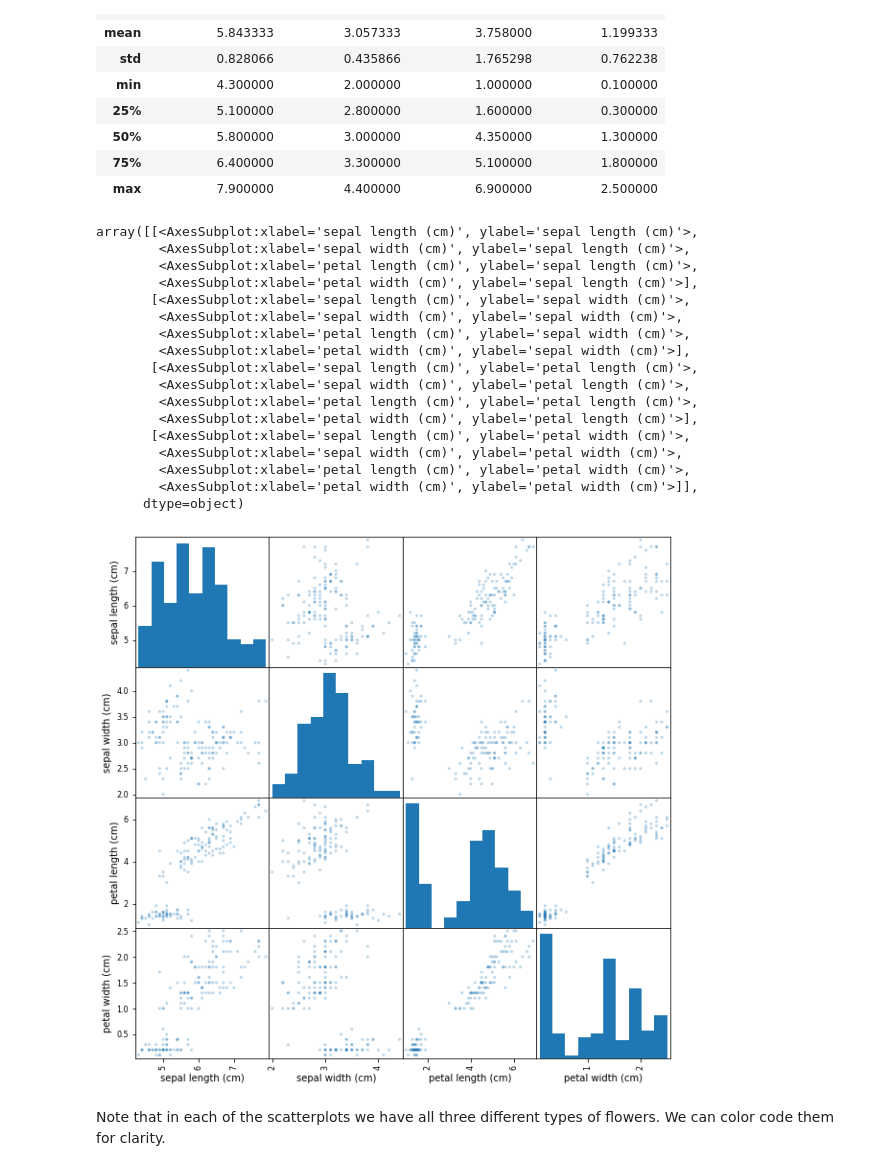
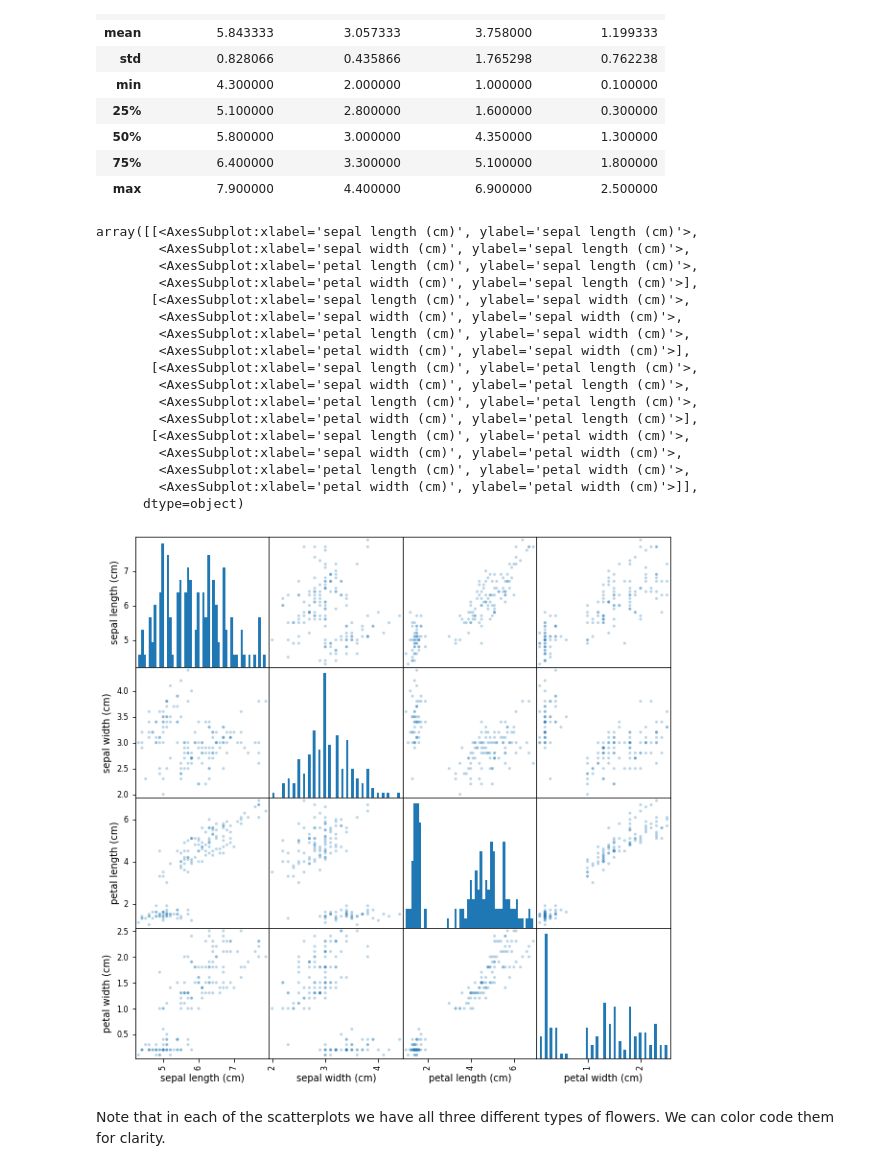
Before and after one commit to raghurama123/DataScience, a Jupyter notebook: notebooks/DS_03.ipynb, the cells around one changed output. Saved outputs shown, nothing was run; the diff lists cells and outputs as text; code cells hidden in the pictures.

```diff
--- a/notebooks/DS_03.ipynb
+++ b/notebooks/DS_03.ipynb
@@ -74,26 +74,26 @@ iris_df.describe()
 | 75% | 6.400000 | 3.300000 | 5.100000 | 1.800000 |
 | max | 7.900000 | 4.400000 | 6.900000 | 2.500000 |
 # %%
-scatter_matrix(iris_df,alpha=0.3,figsize=(10,10))
+scatter_matrix(iris_df,alpha=0.3,figsize=(10,10),hist_kwds={'bins':50})
 # %% [output]
 array([[<AxesSubplot:xlabel='sepal length (cm)', ylabel='sepal length (cm)'>,
         <AxesSubplot:xlabel='sepal width (cm)', ylabel='sepal length (cm)'>,
         <AxesSubplot:xlabel='petal length (cm)', ylabel='sepal length (cm)'>,
         <AxesSubplot:xlabel='petal width (cm)', ylabel='sepal length (cm)'>],
        [<AxesSubplot:xlabel='sepal length (cm)', ylabel='sepal width (cm)'>,
         <AxesSubplot:xlabel='sepal width (cm)', ylabel='sepal width (cm)'>,
         <AxesSubplot:xlabel='petal length (cm)', ylabel='sepal width (cm)'>,
         <AxesSubplot:xlabel='petal width (cm)', ylabel='sepal width (cm)'>],
        [<AxesSubplot:xlabel='sepal length (cm)', ylabel='petal length (cm)'>,
         <AxesSubplot:xlabel='sepal width (cm)', ylabel='petal length (cm)'>,
         <AxesSubplot:xlabel='petal length (cm)', ylabel='petal length (cm)'>,
         <AxesSubplot:xlabel='petal width (cm)', ylabel='petal length (cm)'>],
        [<AxesSubplot:xlabel='sepal length (cm)', ylabel='petal width (cm)'>,
         <AxesSubplot:xlabel='sepal width (cm)', ylabel='petal width (cm)'>,
         <AxesSubplot:xlabel='petal length (cm)', ylabel='petal width (cm)'>,
         <AxesSubplot:xlabel='petal width (cm)', ylabel='petal width (cm)'>]],
       dtype=object)
-[figure, old version]
+[figure, new version]
 # %% [markdown]
 Note that in each of the scatterplots we have all three different types of flowers. We can color code them for clarity.
 # %%
```
Also changed, not shown: parts of 9 cells of this notebook, 1 other file.
